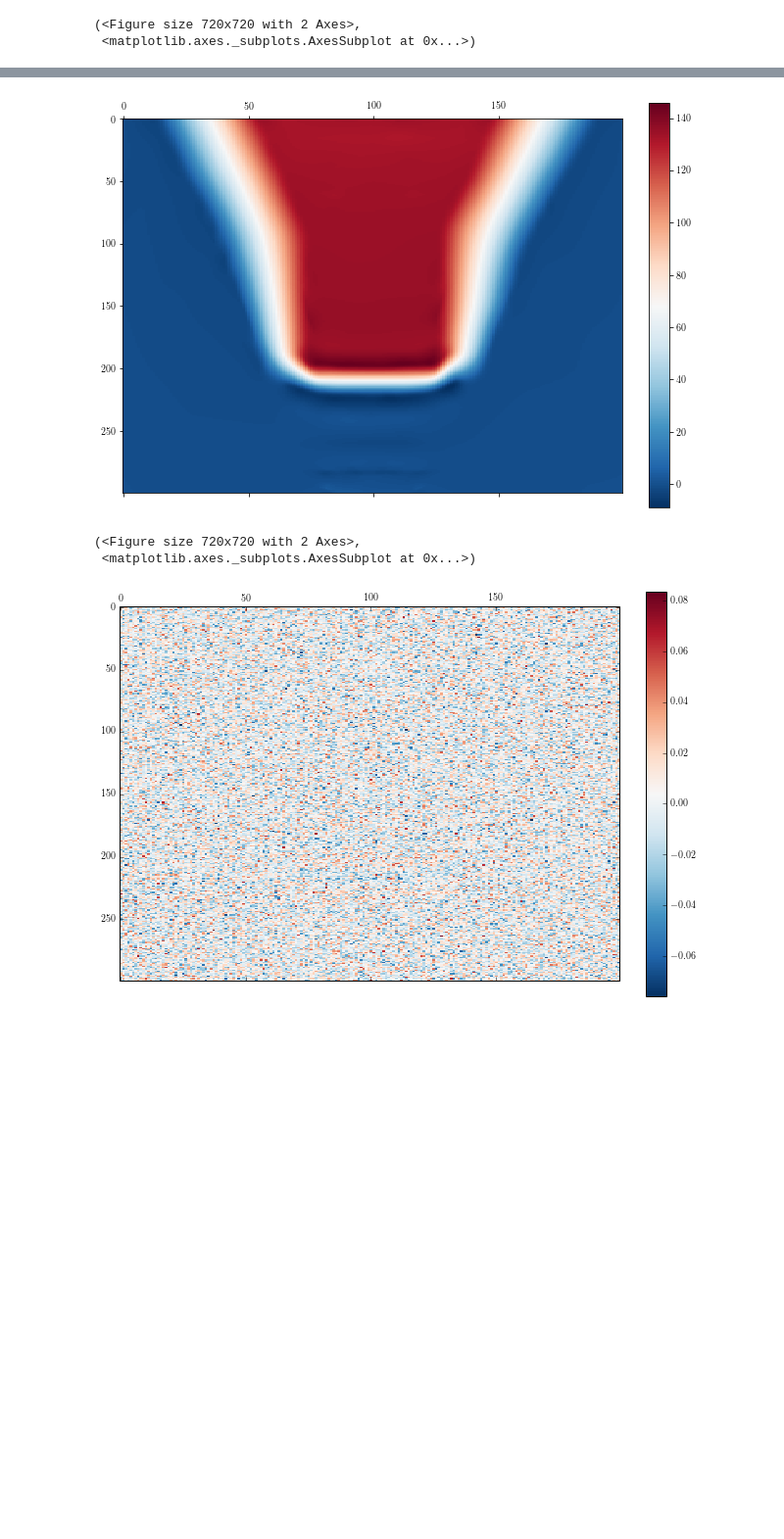
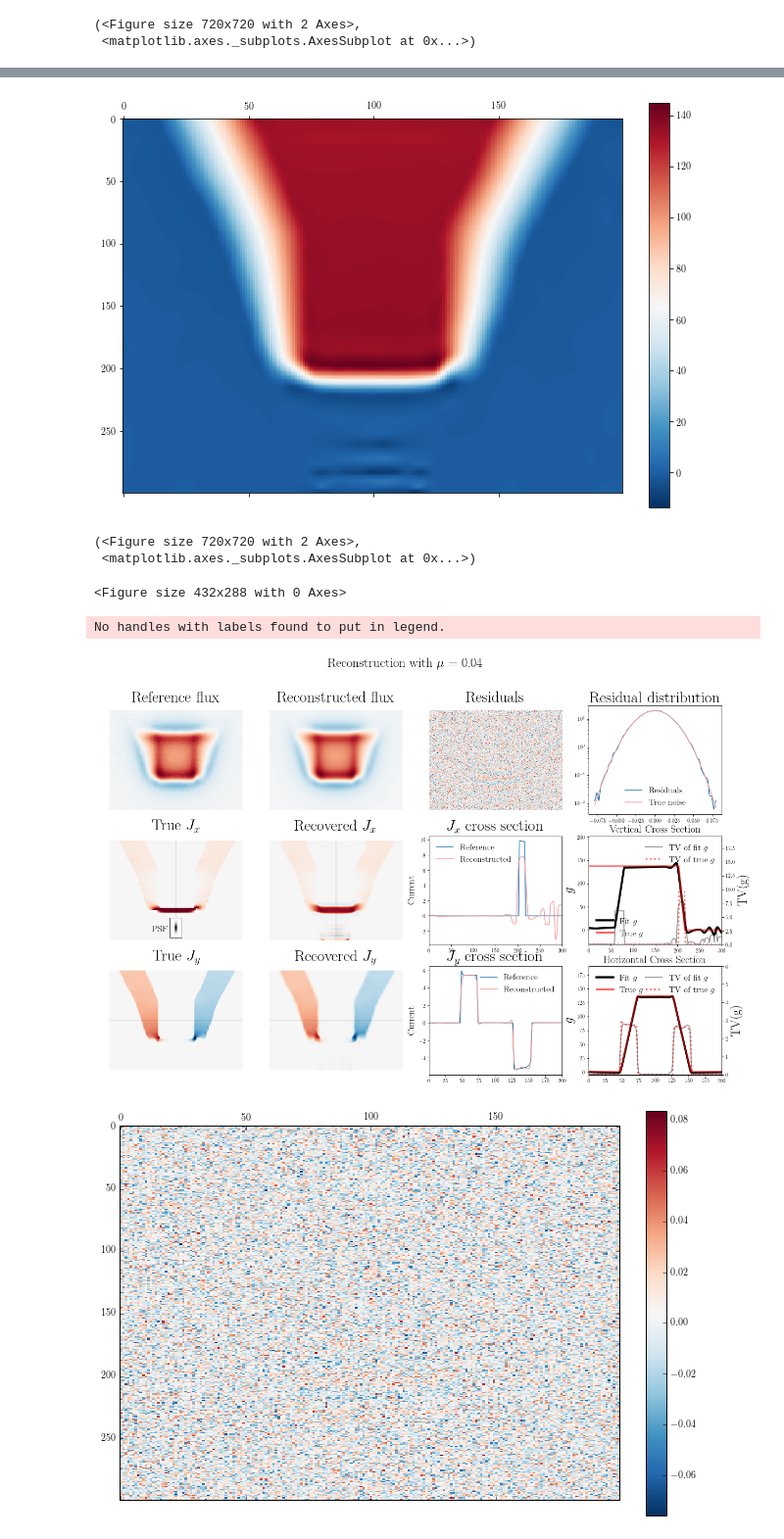
Before and after one commit to colinclement/pysquid, a Jupyter notebook: nbs/fakedata.ipynb, the cells around one changed output, grey strips where cells are left out. Shown at 98% size. Drawn from its saved outputs; the diff is of its cells as text; code cells hidden in the pictures; blank space fills up the shorter version.

Commit message:
made fakedata work with diagnostic plotter

```diff
--- a/nbs/fakedata.ipynb
+++ b/nbs/fakedata.ipynb
@@ -122,14 +122,14 @@ matshow(realg.reshape(kernel.Ly_pad,-1), 0.5)
 (<Figure size 720x720 with 2 Axes>,
  <matplotlib.axes._subplots.AxesSubplot at 0x...>)
 # %%
-decon0 = deconvolve.TVDeconvolver(kernel, 2 * sigma, g_ext=netmodel.g_ext)
+decon0 = deconvolve.TVDeconvolver(kernel, 1.4 * sigma, g_ext=netmodel.g_ext)
 # %%
 cost0 = []
 def callback0(x, z, y, costlist = cost0, **kwargs):
     costlist += [decon0.cost(x, decon0.A.dot(x) - decon0.c, (fitflux_sub,))]
 startg = np.random.randn(kernel.N_pad)/np.sqrt(kernel.N_pad)
 
-gsol0 = decon0.deconvolve(fitflux_sub, startg, iprint=2, itnlim=40, rho=1.E-4,
+gsol0 = decon0.deconvolve(fitflux_sub, startg, iprint=2, itnlim=80, rho=1.E-4,
                           eps_abs=1E-6, eps_rel=1E-6, algorithm='minimize',
                           callback=callback0)
 # %% [output]
@@ -200,7 +161,6 @@ print(decon2.cost(realg.ravel(), -decon2.A.dot(realg.ravel())+decon2.c, (fitflux
 # %%
 matshow((gsol0).reshape(kernel.Ly_pad,-1) + netmodel.g_ext, 0.5)
-#matshow((gsol2).reshape(kernel.Ly_pad,-1) + netmodel.g_ext, 0.5)
 # %% [output]
-[figure, old version]
+[figure, new version]
 (<Figure size 720x720 with 2 Axes>,
  <matplotlib.axes._subplots.AxesSubplot at 0x...>)
@@ -211,3 +167,15 @@ matshow((gsol0).reshape(kernel.Ly_pad,-1) + netmodel.g_ext, 0.5)
+# %%
+run ../pysquid/viz/fake_data_plotting.py
+# %% [output]
+<Figure size 432x288 with 0 Axes>
+# %%
+dfig, daxes = diagnostic(kernel, realg.reshape(kernel._padshape) + netmodel.g_ext,
+                         gsol0.reshape(kernel._padshape),
+                         fitflux_sub.reshape(kernel._shape),
+                         netmodel, sigma, 2 * sigma)
+# %% [output]
+No handles with labels found to put in legend.
+[figure, added]
 # %%
 #np.savez('data/2016-03-03-fake-data-fit.npz',
 #         g_sol=model.g_sol, ref_g = realg.reshape(model.Ly_pad,-1)+netmodel.ext_g,
```
Also changed, not shown: parts of 11 cells of this notebook.
